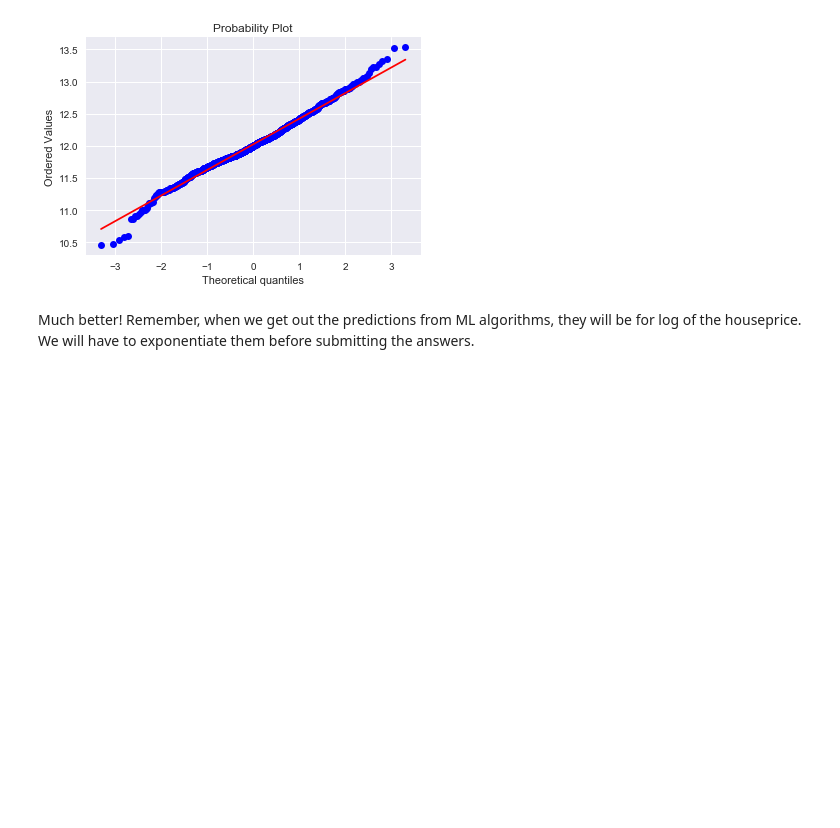
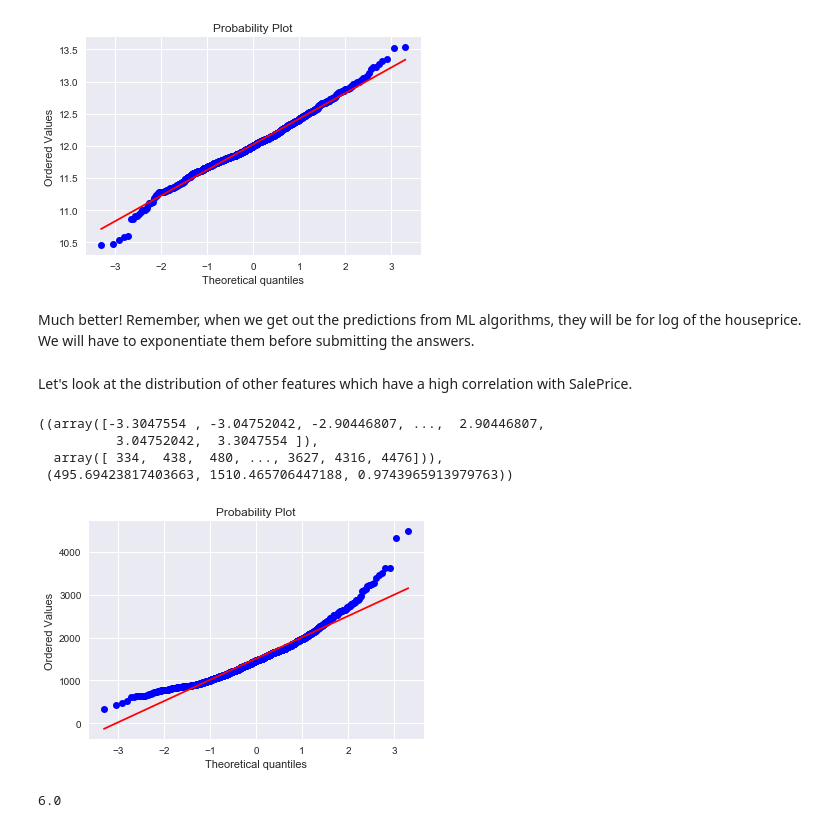
Before and after one commit to sushant2811/KaggleHousingPrices, a Jupyter notebook: KaggleHousingPrices.ipynb, the cells around one changed output. Drawn from its saved outputs; the diff is of its cells as text; code cells hidden in the pictures; blank space fills up the shorter version.

Commit message:
Handling skewness in GrLivArea

```diff
--- a/KaggleHousingPrices.ipynb
+++ b/KaggleHousingPrices.ipynb
@@ -1563,3 +1563,17 @@ stats.probplot(train_df_mod2.SalePrice, plot = plt)
 [figure]
 # %% [markdown]
 Much better! Remember, when we get out the predictions from ML algorithms, they will be for log of the houseprice.  We will have to exponentiate them before submitting the answers.
+# %% [markdown]
+Let's look at the distribution of other features which have a high correlation with SalePrice.
+# %%
+stats.probplot((train_df_mod2['GrLivArea']), plot = plt)
+# %% [output]
+((array([-3.3047554 , -3.04752042, -2.90446807, ...,  2.90446807,
+          3.04752042,  3.3047554 ]),
+  array([ 334,  438,  480, ..., 3627, 4316, 4476])),
+ (495.69423817403663, 1510.465706447188, 0.9743965913979763))
+[figure, added]
+# %%
+np.power(36, 1./2)
+# %% [output]
+6.0
```
Also changed, not shown: parts of 7 cells of this notebook.
